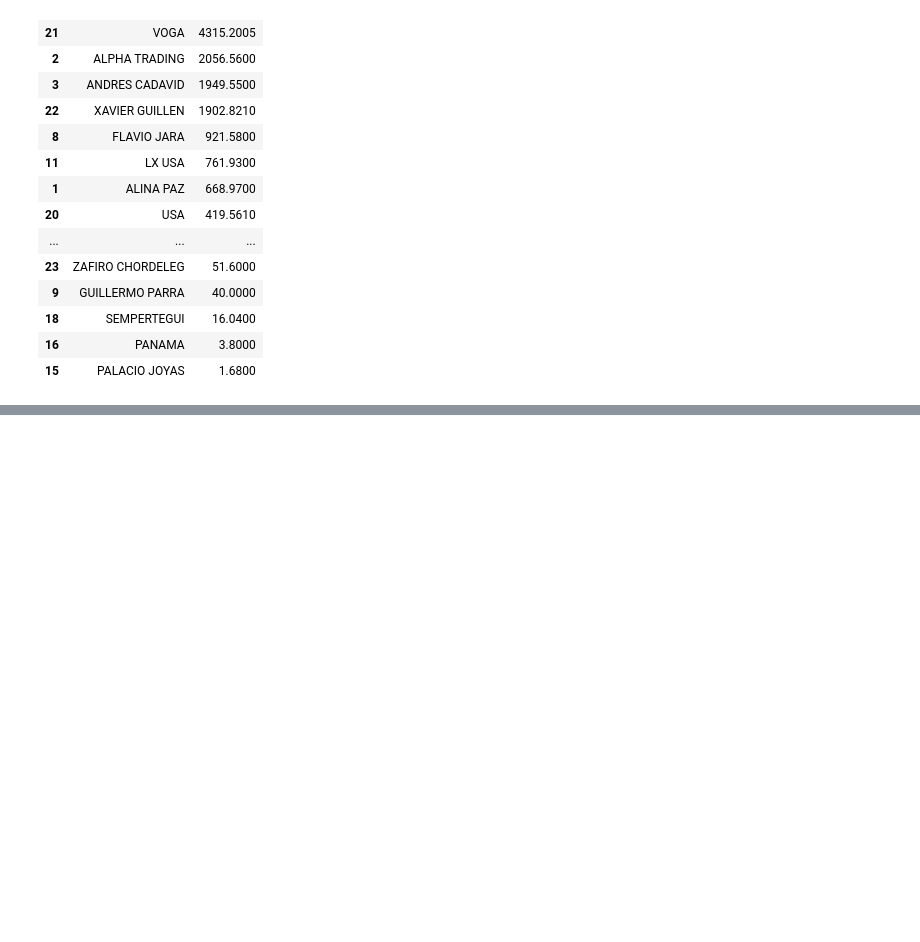
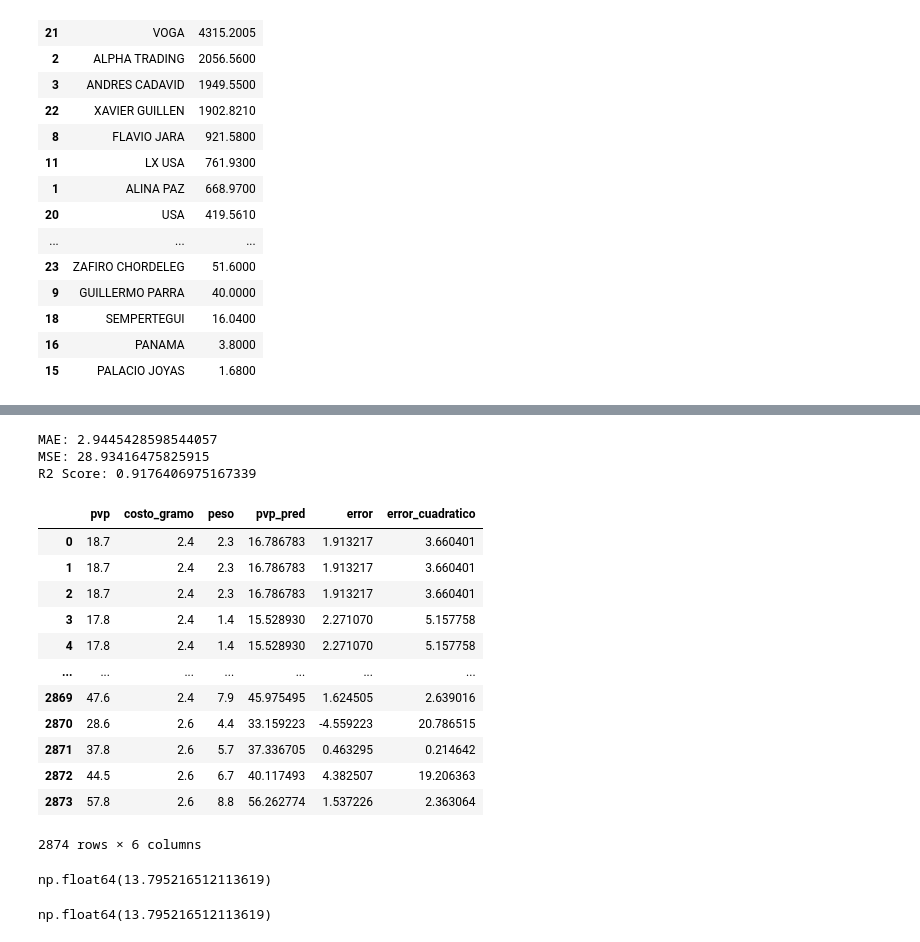
Before and after one commit to edu-marin/django_storefront, a Jupyter notebook: proyecto final esteban /analisis_modelado_joyeria.ipynb, the cells around one changed output, grey strips where cells are left out. Cells and saved outputs as stored; diff of their text form; code cells hidden in the pictures; blank space fills up the shorter version.

```diff
--- a/proyecto final esteban /analisis_modelado_joyeria.ipynb
+++ b/proyecto final esteban /analisis_modelado_joyeria.ipynb
@@ -653,0 +687,16 @@ volumen_venta
+# %%
+
+# Modelos a usar
+linear_model = LinearRegression()
+random_forest_model = RandomForestRegressor(random_state=42)
+svr_model = SVR()
+
+# Agregamos dos algoritmos adicionales: KNeighbors y DecisionTree
+knn_model = KNeighborsRegressor()
+decision_tree_model = DecisionTreeRegressor(random_state=42)
+
+# Crear pipeline de preprocesamiento y modelo
+pipeline = Pipeline([
+    ('scaler', StandardScaler()),  # Normalización de los datos
+    ('model', linear_model)        # Placeholder para los modelos
+])
@@ -653,0 +732,9 @@ volumen_venta
+# %%
+
+
+# Realizar la búsqueda de hiperparámetros usando GridSearchCV con 5 folds
+grid_search = GridSearchCV(pipeline, param_grid, cv=5, scoring='neg_mean_squared_error', n_jobs=-1, verbose=4)
+grid_search.fit(X_train, y_train)
+
+# Mostrar los mejores parámetros para cada algoritmo
+print("Mejores parámetros:", grid_search.best_params_)
@@ -653,0 +759,45 @@ volumen_venta
+# %%
+# Hacer predicciones usando el mejor modelo
+best_model = grid_search.best_estimator_
+y_pred = best_model.predict(X_test)
+
+# Calcular métricas
+mae = mean_absolute_error(y_test, y_pred)
+mse = mean_squared_error(y_test, y_pred)
+r2 = r2_score(y_test, y_pred)
+
+print(f"MAE: {mae}")
+print(f"MSE: {mse}")
+print(f"R2 Score: {r2}")
+# %% [output]
+MAE: 2.9445428598544057
+MSE: 28.93416475825915
+R2 Score: 0.9176406975167339
+# %%
+model_df["pvp_pred"]= best_model.predict(X)
+model_df["error"] = model_df.pvp-model_df.pvp_pred
+model_df["error_cuadratico"]= model_df.error*model_df.error
+# %%
+model_df
+# %% [output]
+|  | pvp | costo_gramo | peso | pvp_pred | error | error_cuadratico |
+| 0 | 18.7 | 2.4 | 2.3 | 16.786783 | 1.913217 | 3.660401 |
+| 1 | 18.7 | 2.4 | 2.3 | 16.786783 | 1.913217 | 3.660401 |
+| 2 | 18.7 | 2.4 | 2.3 | 16.786783 | 1.913217 | 3.660401 |
+| 3 | 17.8 | 2.4 | 1.4 | 15.528930 | 2.271070 | 5.157758 |
+| 4 | 17.8 | 2.4 | 1.4 | 15.528930 | 2.271070 | 5.157758 |
+| ... | ... | ... | ... | ... | ... | ... |
+| 2869 | 47.6 | 2.4 | 7.9 | 45.975495 | 1.624505 | 2.639016 |
+| 2870 | 28.6 | 2.6 | 4.4 | 33.159223 | -4.559223 | 20.786515 |
+| 2871 | 37.8 | 2.6 | 5.7 | 37.336705 | 0.463295 | 0.214642 |
+| 2872 | 44.5 | 2.6 | 6.7 | 40.117493 | 4.382507 | 19.206363 |
+| 2873 | 57.8 | 2.6 | 8.8 | 56.262774 | 1.537226 | 2.363064 |
+2874 rows × 6 columns
+# %%
+model_df.error_cuadratico.mean()
+# %% [output]
+np.float64(13.795216512113619)
+# %%
+mean_squared_error(model_df.pvp, model_df.pvp_pred)
+# %% [output]
+np.float64(13.795216512113619)
```
Also changed, not shown: parts of 15 cells of this notebook, 1 other file.
